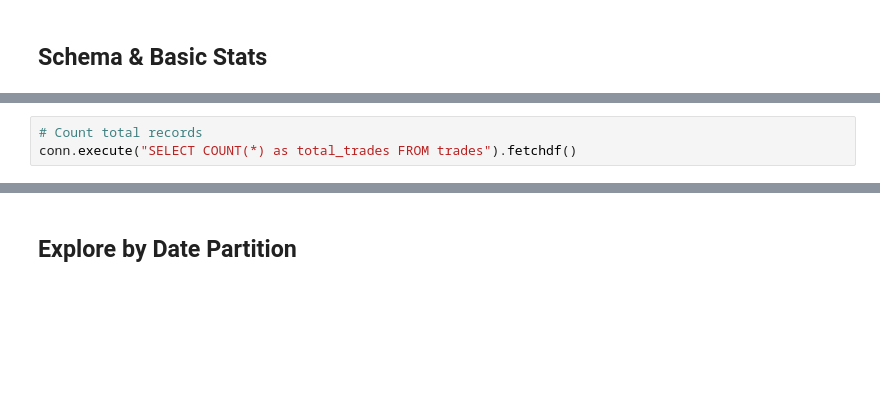
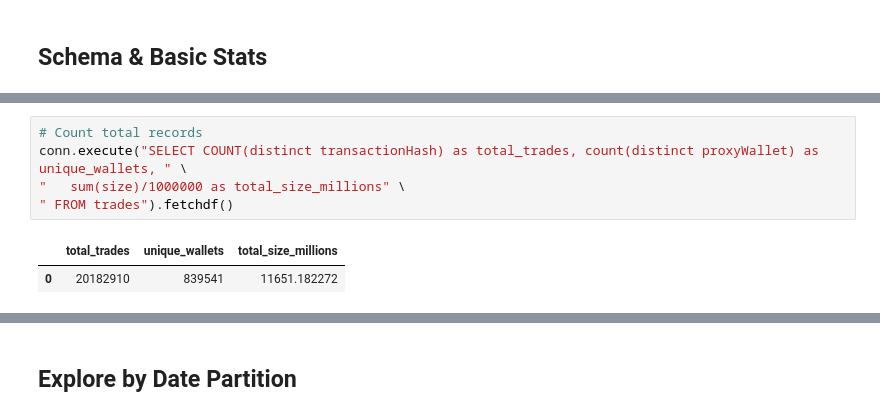
Before and after one commit to Nav1212/PolyMarketAnalytics, a Jupyter notebook: notebooks/explore_trades.ipynb, the cells around one changed output, grey strips where cells are left out. Saved outputs shown, nothing was run; the diff lists cells and outputs as text; blank space fills up the shorter version.

```diff
--- a/notebooks/explore_trades.ipynb
+++ b/notebooks/explore_trades.ipynb
@@ -36,6 +49,11 @@ conn.execute("DESCRIBE trades").fetchdf()
 # %%
 # Count total records
-conn.execute("SELECT COUNT(*) as total_trades FROM trades").fetchdf()
+conn.execute("SELECT COUNT(distinct transactionHash) as total_trades, count(distinct proxyWallet) as unique_wallets, " \
+"   sum(size)/1000000 as total_size_millions" \
+" FROM trades").fetchdf()
+# %% [output]
+|  | total_trades | unique_wallets | total_size_millions |
+| 0 | 20182910 | 839541 | 11651.182272 |
 # %%
 # Sample data
 conn.execute("SELECT * FROM trades LIMIT 10").fetchdf()
```
Also changed, not shown: parts of 8 cells of this notebook, 4 other files.
